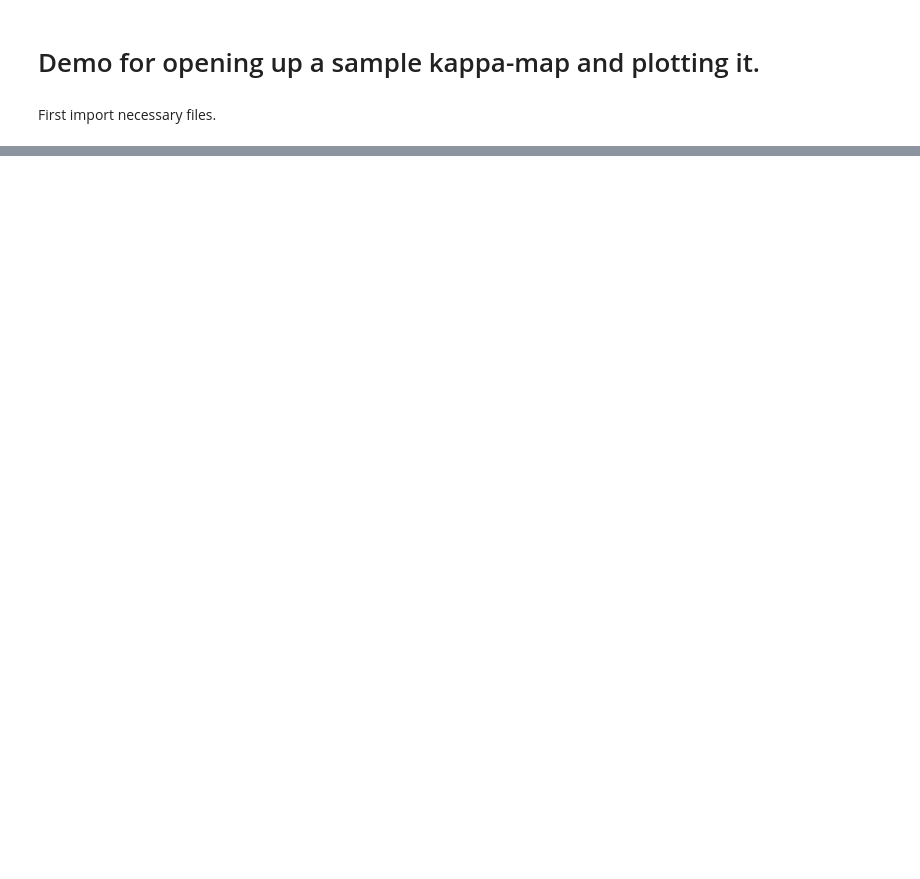
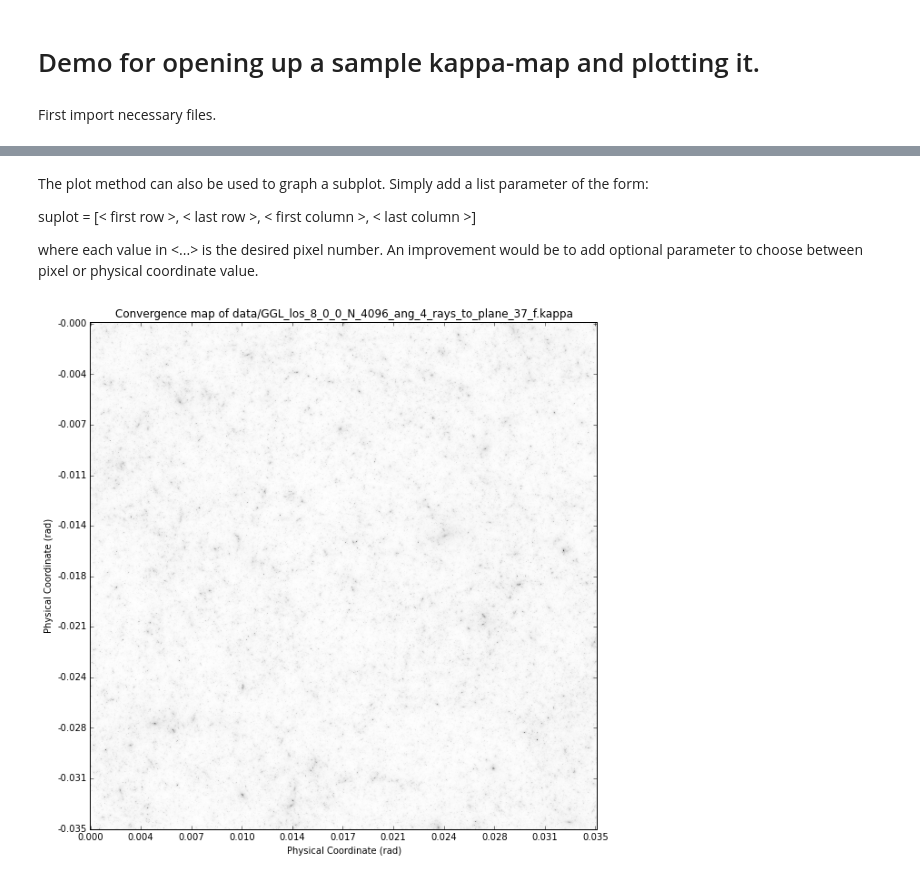
Before and after one commit to drphilmarshall/Pangloss, a Jupyter notebook: Demo.ipynb, the cells around one changed output, grey strips where cells are left out. Drawn from its saved outputs; the diff is of its cells as text; code cells hidden in the pictures; blank space fills up the shorter version.

```diff
--- a/Demo.ipynb
+++ b/Demo.ipynb
@@ -87,0 +52,10 @@ K.test
+# %% [markdown]
+The plot method can also be used to graph a subplot. Simply add a list parameter of the form:
+
+suplot = [< first row >, < last row >, < first column >, < last column >]
+
+where each value in <...> is the desired pixel number. An improvement would be to add optional parameter to choose between pixel or physical coordinate value.
+# %%
+K.plot(10,[2049,4096,0,2048])
+# %% [output]
+[figure, added]
```
Also changed, not shown: parts of 38 cells of this notebook, 1 other file.
